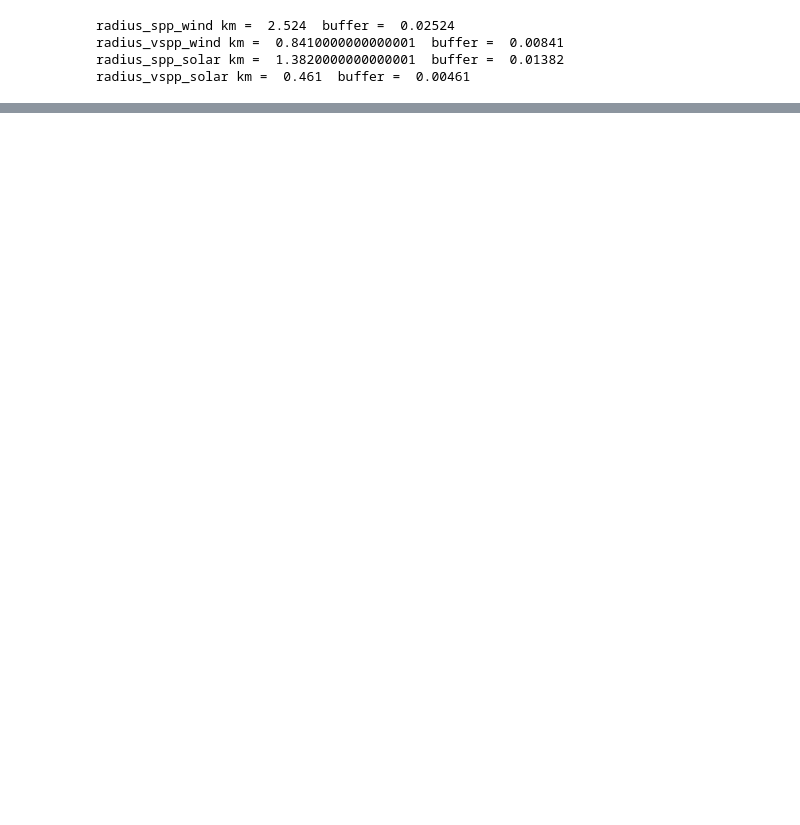
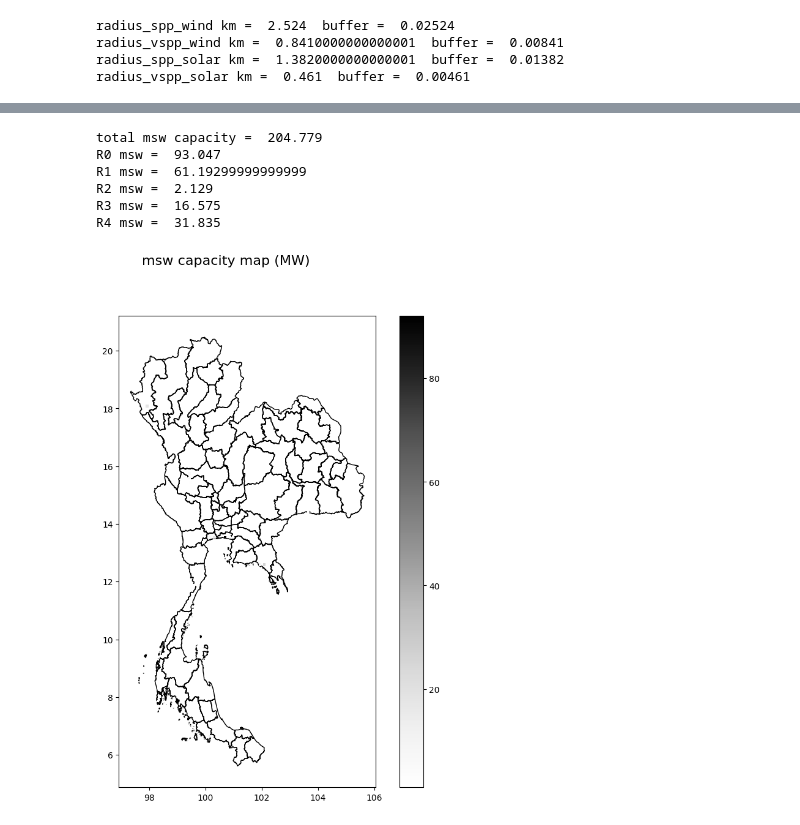
Before and after one commit to NarasetS/REPowerPlant_Siting, a Jupyter notebook: 13_SI_SitingPlant.ipynb, the cells around one changed output, grey strips where cells are left out. Saved outputs shown, nothing was run; the diff lists cells and outputs as text; code cells hidden in the pictures; blank space fills up the shorter version.

```diff
--- a/13_SI_SitingPlant.ipynb
+++ b/13_SI_SitingPlant.ipynb
@@ -251,3 +342,27 @@ R4 biomass =  3337.258
+# %%
+print("total msw capacity = ", df_msw['cap_msw'].sum())
+print("R0 msw = ",df_msw['cap_msw'].loc[df_msw['region'] == 'R0'].sum())
+print("R1 msw = ",df_msw['cap_msw'].loc[df_msw['region'] == 'R1'].sum())
+print("R2 msw = ",df_msw['cap_msw'].loc[df_msw['region'] == 'R2'].sum())
+print("R3 msw = ",df_msw['cap_msw'].loc[df_msw['region'] == 'R3'].sum())
+print("R4 msw = ",df_msw['cap_msw'].loc[df_msw['region'] == 'R4'].sum())
+
+fig, ax = plt.subplots(figsize=(10,10))
+
+fig.suptitle('msw capacity map (MW)', fontsize=16)
+try:
+    thailandmap.plot(ax = ax, color='none', edgecolor = 'black', zorder = 0)
+    df_msw.plot(ax = ax,legend=True,zorder = 1,column = 'cap_msw',cmap = 'Greys')
+except:
+    None
+# %% [output]
+total msw capacity =  204.779
+R0 msw =  93.047
+R1 msw =  61.19299999999999
+R2 msw =  2.129
+R3 msw =  16.575
+R4 msw =  31.835
+[figure, added]
 # %%
 province = 'Kalasin'
 thailandmap = gpd.read_file('Data\\tha_admbnda_adm1_rtsd_20220121\\tha_admbnda_adm1_rtsd_20220121.shp')
```
Also changed, not shown: parts of 13 cells of this notebook, 1 other file.
